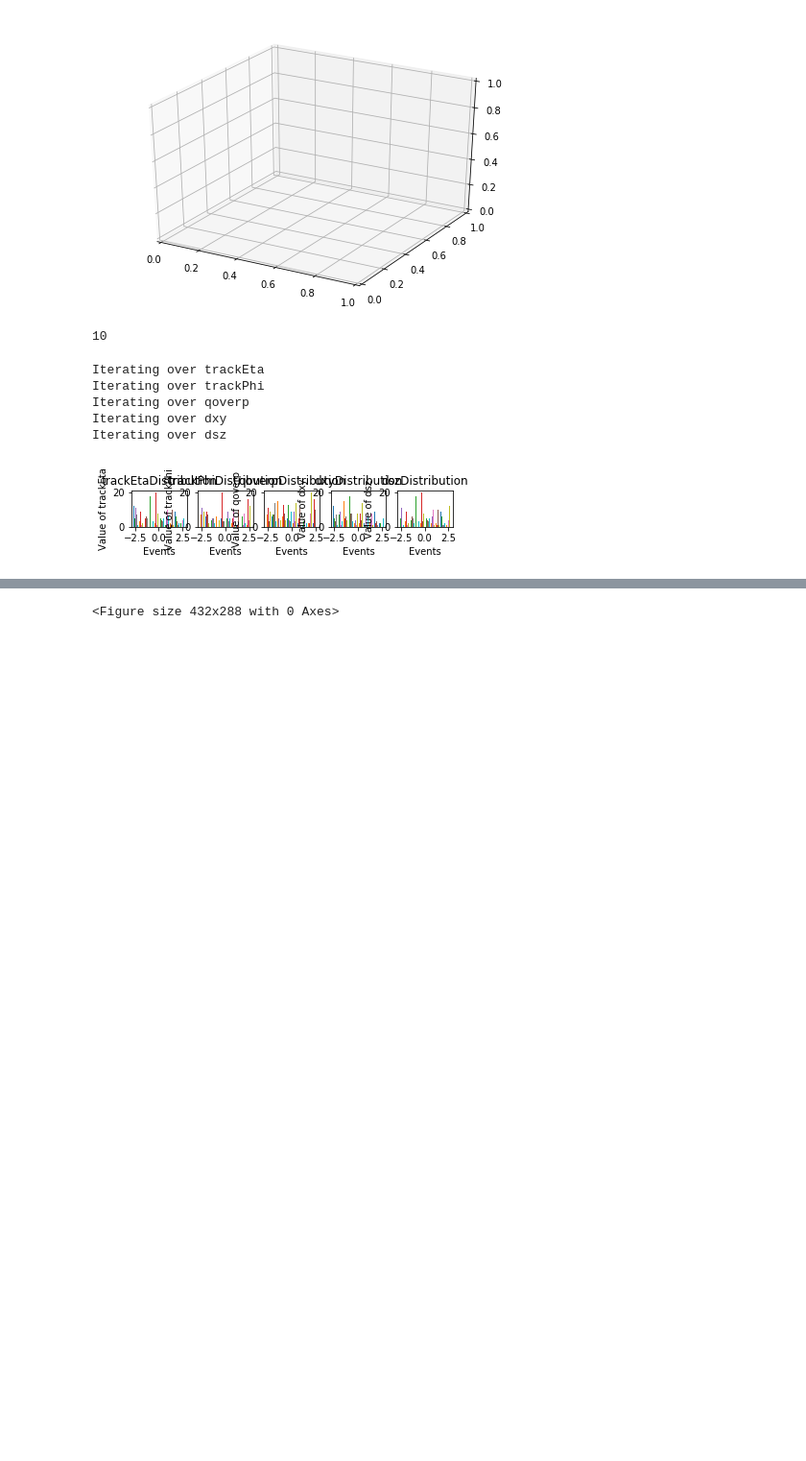
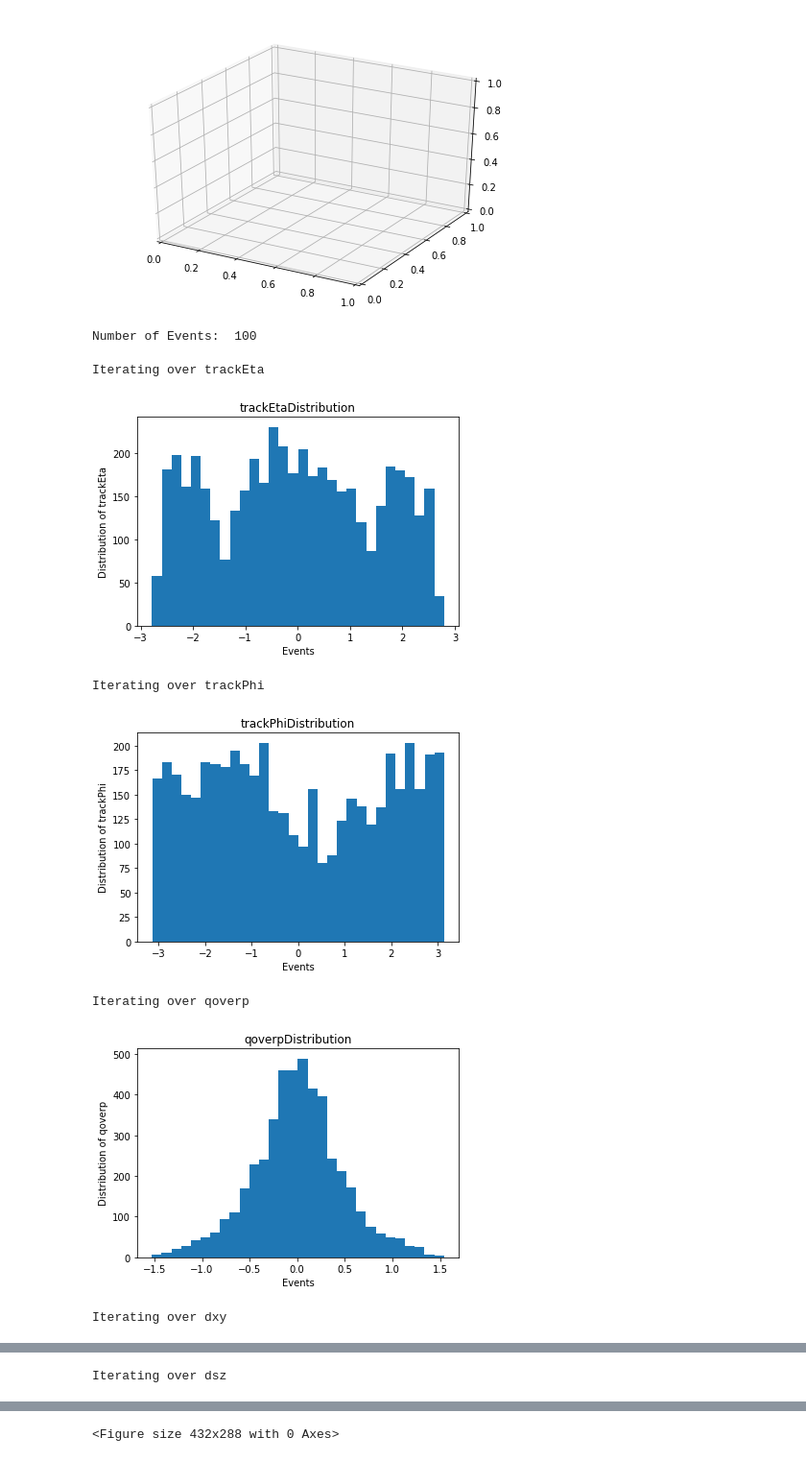
Before and after one commit to SwapneelM/TrackingNtuples, a Jupyter notebook: TrackingNtuples/scripts/DataVisualizer - Final.ipynb, the cells around one changed output, grey strips where cells are left out. Shown at 96% size. Drawn from its saved outputs; the diff is of its cells as text; code cells hidden in the pictures; blank space fills up the shorter version.

Commit message:
Generating plots for n events

```diff
--- a/TrackingNtuples/scripts/DataVisualizer - Final.ipynb
+++ b/TrackingNtuples/scripts/DataVisualizer - Final.ipynb
@@ -5,7 +5,8 @@ import numpy as np
 import uproot
 import pandas as pd
 # %%
-data_ = uproot.open("outfile.root")["ntuples"]["tree"]
+data_ = uproot.open("outfile-ttbar-100.root")["ntuples"]["tree"]
+#data_.keys()
 # %%
 from mpl_toolkits.mplot3d import Axes3D
 # %%
@@ -14,34 +15,41 @@ ax_ = Axes3D(fig_)
 # %% [output]
 [figure]
 # %%
-# Define track eta
-
-track_eta_ = data_.array("trackEta")
-print len(track_eta_)
+# Find Number of Events based on any property length
+track_Eta_ = data_.array("trackEta")
+print "Number of Events: ", len(track_eta_)
 # %% [output]
-10
+Number of Events:  100
 # %%
+'''
 track_properties_ = []
 for key in data_.keys():
     if key == 'trackParameters' or key == 'covarianceArray' or 'Hit' in key or 'n' in key or 'Error' in key:
         continue
     else:
         track_properties_.append(key)
+'''
 
-for i, key in zip(range(5), track_properties_):
-    tmp_array_ = data_.array(key)
-    # print key, "length =", len(tmp_array_)
+for i, key in zip(range(5), ["trackEta", "trackPhi", "qoverp", "dxy", "dsz"]):
+    track_param_ = data_.array(key)
+
     print "Iterating over", key
-    for j in range()
-    ax_ = plt.subplot(5, 5, i+1)
-    ax_.hist(track_Eta_, histtype='bar', align='mid', orientation='vertical')
+    concat_track_param_ = []
+    for j in range(len(track_param_)):
+        concat_track_param_.extend(track_param_[j])
+    plt.clf()
+    ax_ = plt.subplot()
+    ax_.hist(concat_track_param_, histtype='bar', bins=30, align='mid', orientation='vertical')
     plt.xlabel('Events')
-    plt.ylabel('Value of ' + key)
+    plt.ylabel('Distribution of ' + key)
     plt.title(key + 'Distribution')
+    plt.savefig('plots/track/' + key)
+    plt.show()
 # %% [output]
 Iterating over trackEta
-Iterating over trackPhi
-Iterating over qoverp
-Iterating over dxy
-Iterating over dsz
-[figure, old version]
+[figure, new version]
+Iterating over trackPhi
+[figure, added]
+Iterating over qoverp
+[figure, added]
+Iterating over dxy
@@ -47,0 +57 @@ Iterating over dsz
+Iterating over dsz
```
Also changed, not shown: parts of 11 cells of this notebook, 12 other files.
